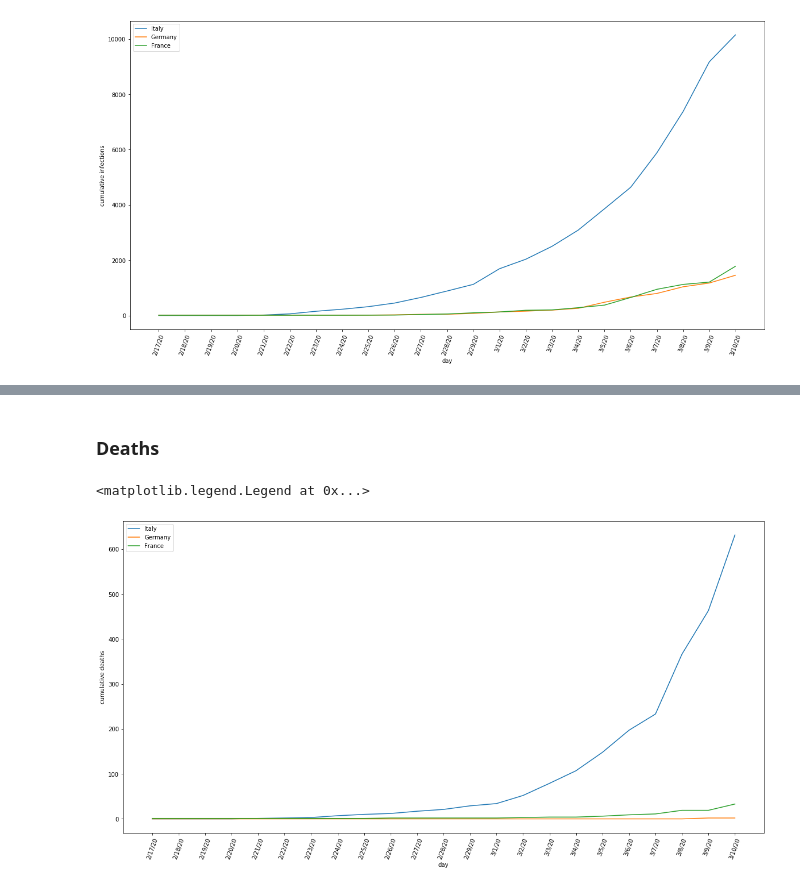
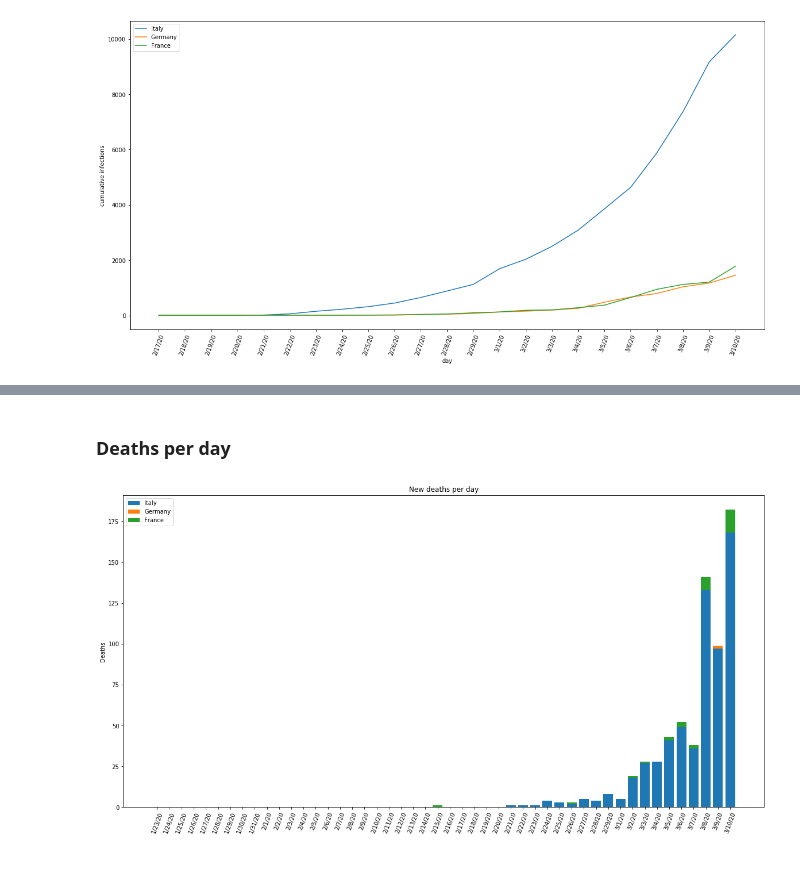
Before and after one commit to luigiselmi/datascience, a Jupyter notebook: python/covid19-monitoring-notebook.ipynb, the cells around one changed output, grey strips where cells are left out. Cells and saved outputs as stored; diff of their text form; code cells hidden in the pictures.

```diff
--- a/python/covid-19_deaths.ipynb
+++ b/python/covid19-monitoring-notebook.ipynb
@@ -132,16 +197,14 @@ plt.legend(['Italy','Germany', 'France'])
 # %% [markdown]
-### Deaths
+### Deaths per day
-# %%
-# add labels
-plt.xlabel("day")
-plt.ylabel("cumulative deaths");
-plt.xticks(rotation=70)
-# plot the data
-plt.plot(di, label='Italy')
-plt.plot(dg, label='Germany')
-plt.plot(df, label='France')
-# add legend
-plt.legend(['Italy','Germany', 'France'])
-# %% [output]
-<matplotlib.legend.Legend at 0x...>
-[figure, removed]
+# %%
+fig, ax = plt.subplots()
+plt.ylabel('Deaths')
+plt.title('New deaths per day')
+pi = plt.bar(days[1:days.size], new_deaths_per_day_italy[:days.size])
+pg = plt.bar(days[1:days.size], new_deaths_per_day_germany[:days.size], bottom = new_deaths_per_day_italy[:days.size])
+pf = plt.bar(days[1:days.size], new_deaths_per_day_france[:days.size], bottom = new_deaths_per_day_italy[:days.size])
+plt.xticks(rotation=70)
+plt.legend((pi[0], pg[0], pf[0]), ('Italy', 'Germany', 'France'))
+plt.show()
+# %% [output]
+[figure, added]
```
Also changed, not shown: parts of 32 cells of this notebook.
